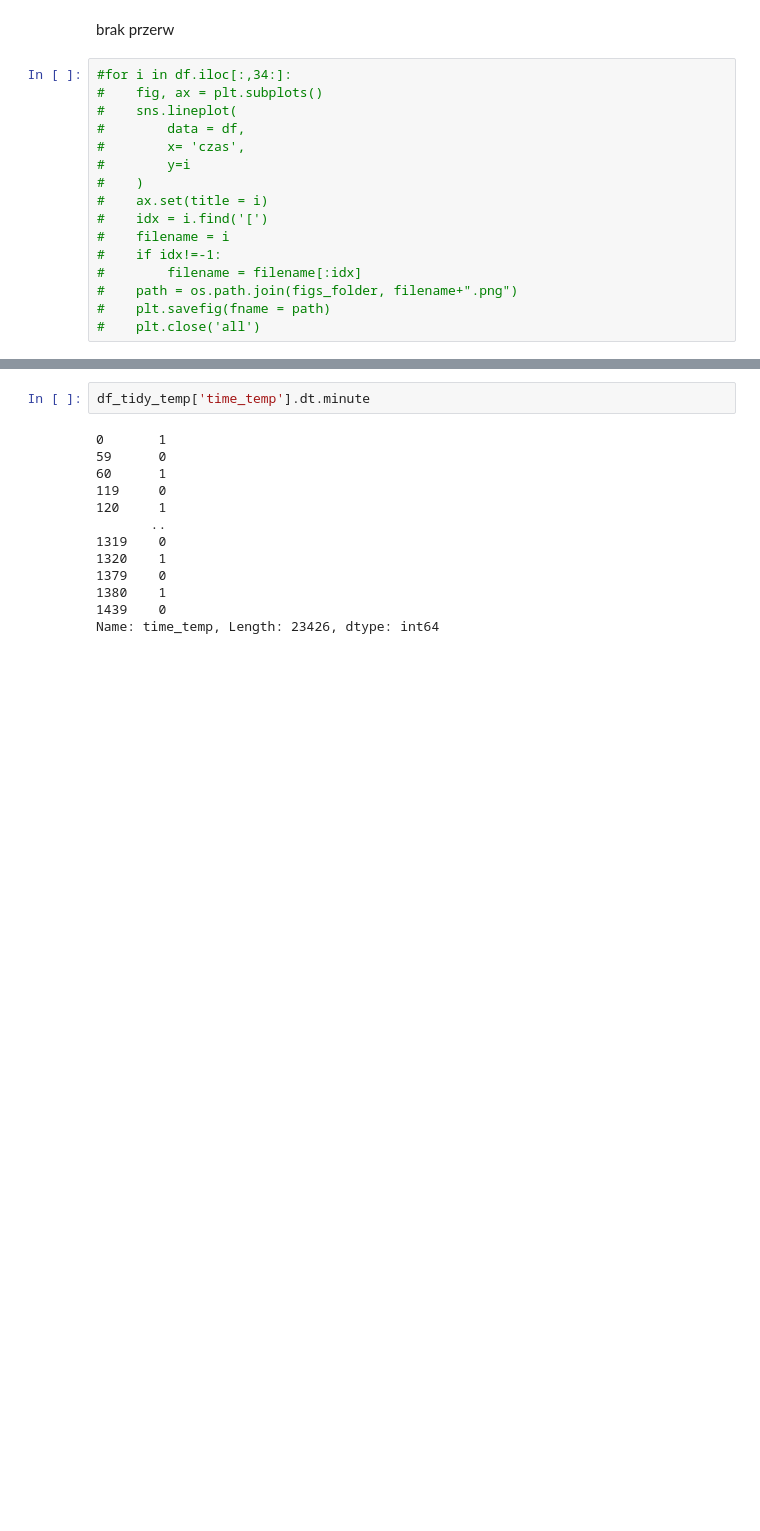
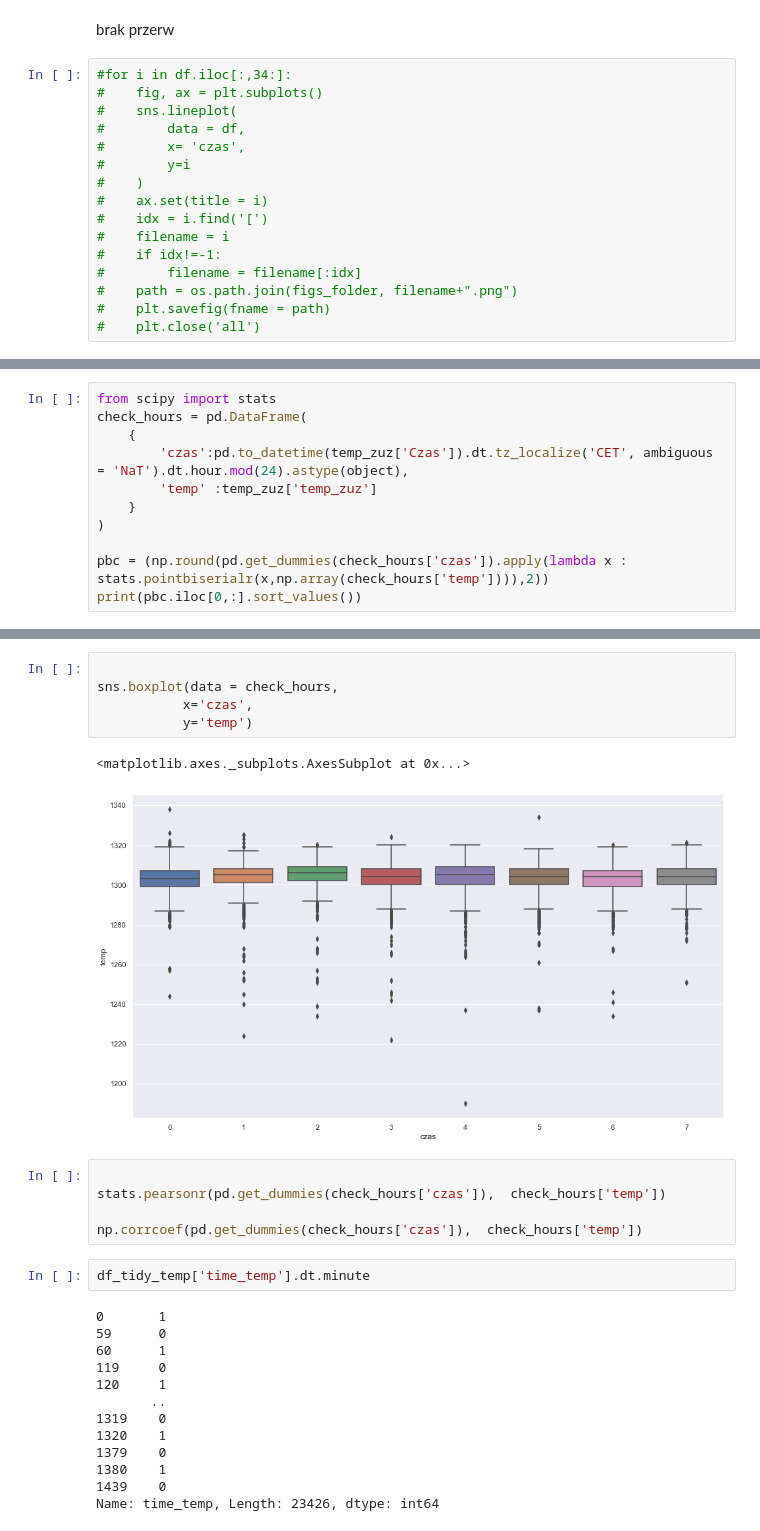
Before and after one commit to vermator/CuclumVallem, a Jupyter notebook: Code.ipynb, the cells around one changed output, grey strips where cells are left out. Drawn from its saved outputs; the diff is of its cells as text; blank space fills up the shorter version.

```diff
--- a/Code.ipynb
+++ b/Code.ipynb
@@ -264,0 +417,11 @@ dtype: object
+# %%
+from scipy import stats
+check_hours = pd.DataFrame(
+    {
+        'czas':pd.to_datetime(temp_zuz['Czas']).dt.tz_localize('CET', ambiguous = 'NaT').dt.hour.mod(24).astype(object),
+        'temp' :temp_zuz['temp_zuz']
+    }
+)
+
+pbc = (np.round(pd.get_dummies(check_hours['czas']).apply(lambda x : stats.pointbiserialr(x,np.array(check_hours['temp']))),2))
+print(pbc.iloc[0,:].sort_values())
@@ -265,3 +491,16 @@ dtype: object
+# %%
+
+sns.boxplot(data = check_hours,
+           x='czas',
+           y='temp')
+# %% [output]
+<matplotlib.axes._subplots.AxesSubplot at 0x...>
+[figure, added]
+# %%
+
+stats.pearsonr(pd.get_dummies(check_hours['czas']),  check_hours['temp'])
+
+np.corrcoef(pd.get_dummies(check_hours['czas']),  check_hours['temp'])
 # %%
 df_tidy_temp['time_temp'].dt.minute
 # %% [output]
```
Also changed, not shown: parts of 18 cells of this notebook, 2 other files.
